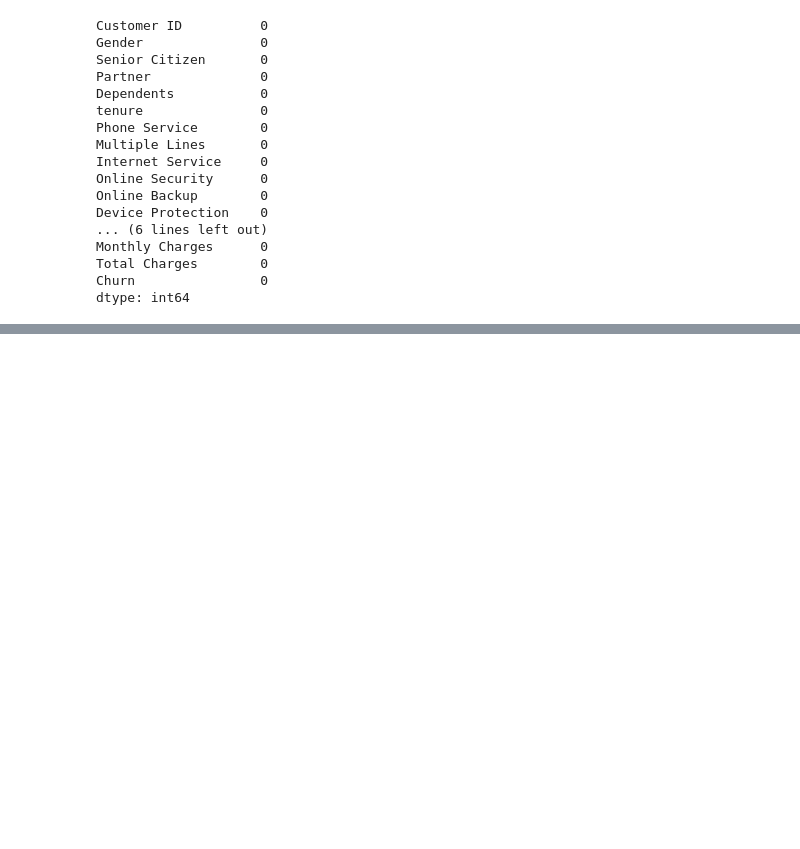
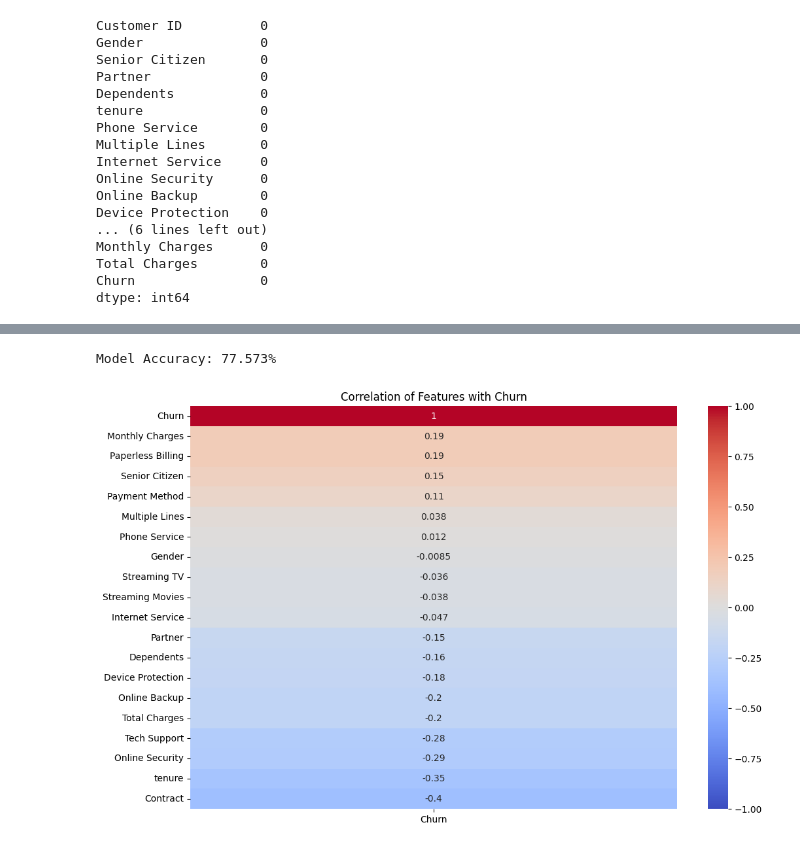
Before and after one commit to Shakiran-Nannyombi/Shakiran-Nannyombi-Recess, a Jupyter notebook: Machine_learning/class/churn.ipynb, the cells around one changed output, grey strips where cells are left out. Cells and saved outputs as stored; diff of their text form; code cells hidden in the pictures; blank space fills up the shorter version.

```diff
--- a/Machine_learning/class/churn.ipynb
+++ b/Machine_learning/class/churn.ipynb
@@ -122,15 +124,13 @@ Total Charges        0
 Churn                0
 dtype: int64
 # %%
-# Handling Categorical Variables
-
-# Corrected column names to match the DataFrame
-categorial_cols = [
-	'Gender', 'Partner', 'Dependents', 'Phone Service', 'Multiple Lines',
-	'Internet Service', 'Online Backup', 'Device Protection', 'Paperless Billing',
-	'Churn', 'Tech Support', 'Contract', 'Payment Method', 'Streaming TV', 'Streaming Movies'
-]
-
-for col in categorial_cols:
-	dataset[col] = labelencoder.fit_transform(dataset[col])
+#handling categorical data
+labelencoder = LabelEncoder()
+categorical_columns =['Gender', 'Partner','Dependents', 'Phone Service', 'Multiple Lines',
+                      'Internet Service', 'Online Security', 'Online Backup',
+                      'Device Protection','Paperless Billing','Churn', 'Tech Support',
+                      'Contract','Payment Method', 'Streaming TV','Streaming Movies'
+                    ]
+for column in categorical_columns:
+    dataset[column] = labelencoder.fit_transform(dataset[column])
 # %%
@@ -140,0 +177,15 @@ x_train,x_test,y_train,y_test = train_test_split(x,y, test_size=0.2, random_stat
+# %%
+accuracy = accuracy_score(y_test, y_pred)
+print(f"Model Accuracy: {accuracy * 100:.3f}%")
+# %% [output]
+Model Accuracy: 77.573%
+# %%
+# Draw a heatmap to show the correlation between features and Churn
+numeric_dataset = dataset.select_dtypes(include=[np.number])
+corr = numeric_dataset.corr()
+plt.figure(figsize=(12, 8))
+sns.heatmap(corr[['Churn']].sort_values(by='Churn', ascending=False), annot=True, cmap='coolwarm', vmin=-1, vmax=1)
+plt.title('Correlation of Features with Churn')
+plt.show()
+# %% [output]
+[figure, added]
```
Also changed, not shown: parts of 6 cells of this notebook.
